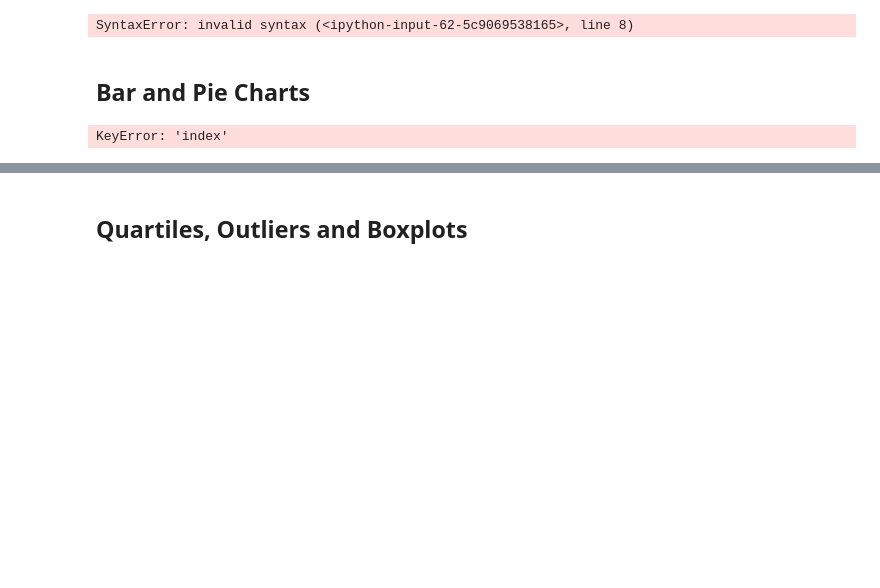
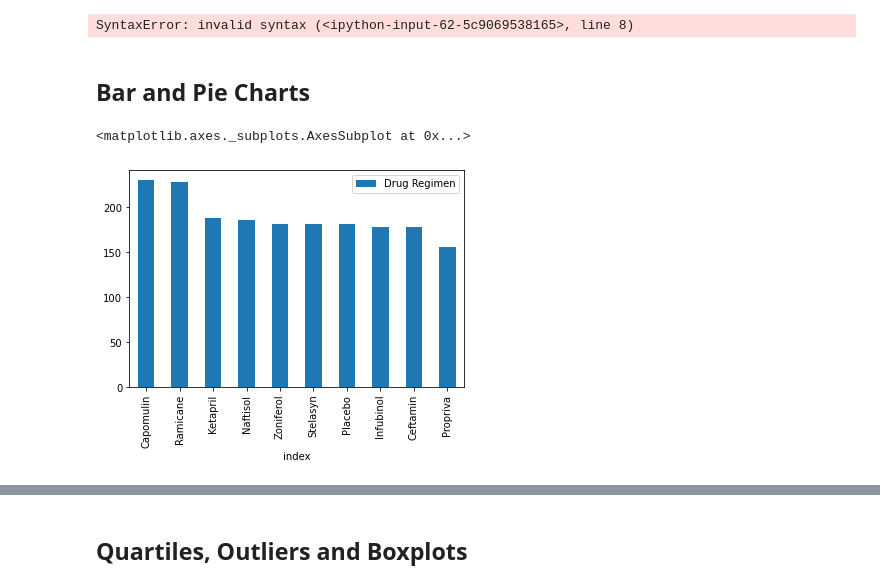
Before and after one commit to jtslater2/JTS-HW5-Matplotlib, a Jupyter notebook: pymaceuticals_jts.ipynb, the cells around one changed output, grey strips where cells are left out. Drawn from its saved outputs; the diff is of its cells as text; code cells hidden in the pictures; blank space fills up the shorter version.

```diff
--- a/pymaceuticals_jts.ipynb
+++ b/pymaceuticals_jts.ipynb
@@ -152,28 +158,36 @@ SyntaxError: invalid syntax (<ipython-input-62-5c9069538165>, line 8)
 # %%
 # Generate a bar plot showing the total number of datapoints for each drug regimen using pandas.
 # There should be a single bar per regimen
 
 #all = test.shape[0]
 #print(all)
 #for x in
 
 dl_df.head()
 dl_df = dl_df.rename(columns={})
 
+dl = (drop_df["Drug Regimen"]).value_counts()
+#df2 = df.groupby(['timeIndex'])['isZero'].sum().to_frame('isZero').reset_index()
+dl_df = pd.DataFrame(dl)
+dl_df = dl_df.reset_index()
+
+
+
 
 #drop_df.plot(x="Drug Regimen", y ="Timepoint", kind ="bar" )
-dl_df.plot(, y ="Drug Regimen", kind ="bar" )
+dl_df.plot(x="index", y ="Drug Regimen", kind ="bar" )
 
 
 #plt.show()
 
 #test3 = drop_df.groupby("Drug Regimen")["Timepoint"]
 
 #test3.head()
 
 #test3.plot("Drug Regimen","Timepoint", kind = 'bar')
-test.head(30)
+#test.head(30)
 # %% [output]
-KeyError: 'index'
+<matplotlib.axes._subplots.AxesSubplot at 0x...>
+[figure, added]
 # %%
 # General identical bar plot using pyplot instead of pandas.
```
Also changed, not shown: parts of 2 cells of this notebook.
